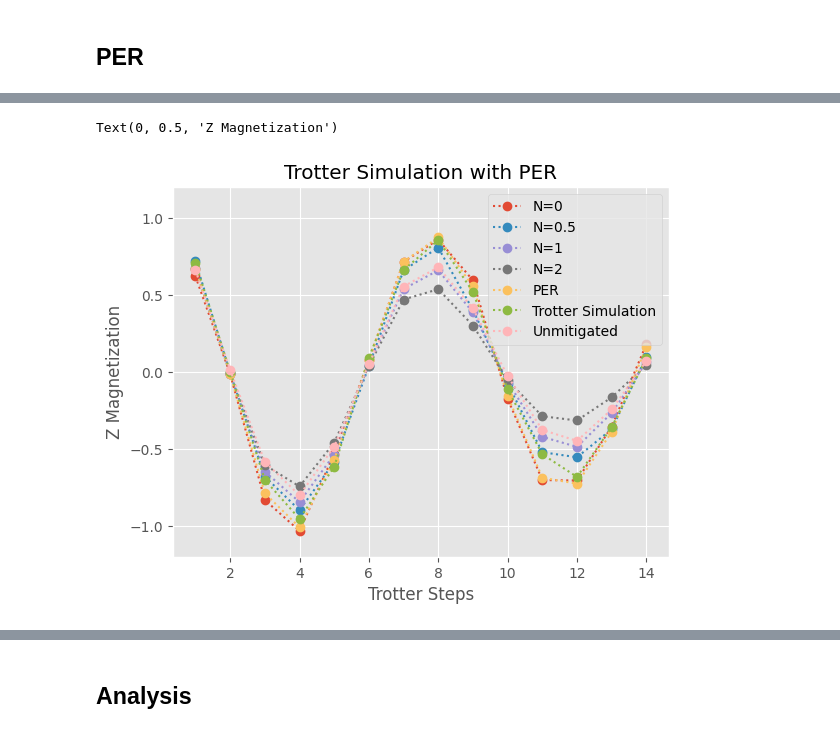
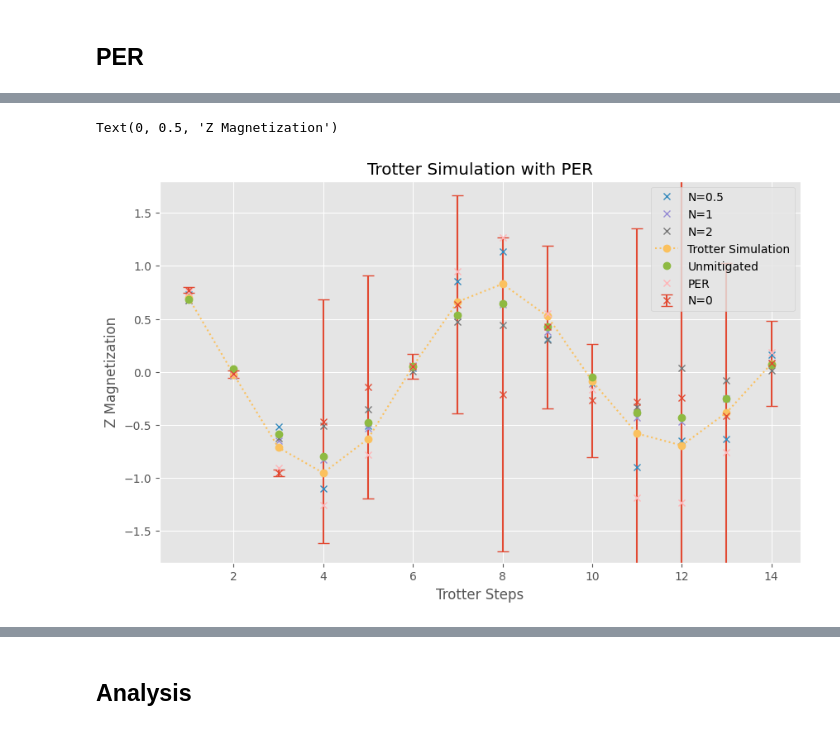
Before and after one commit to Fabrice-Schoeneberger/AutomatedPERTools, a Jupyter notebook: tutorial_notebooks/pauli_lindblad_per/TrotterExample.ipynb, the cells around one changed output, grey strips where cells are left out. Cells and saved outputs as stored; diff of their text form; code cells hidden in the pictures.

```diff
--- a/tutorial_notebooks/pauli_lindblad_per/TrotterExample.ipynb
+++ b/tutorial_notebooks/pauli_lindblad_per/TrotterExample.ipynb
@@ -56,8 +56,9 @@ noisedataframe = experiment.analyze()
 # %%
 perexp = experiment.create_per_experiment(circuits)
 # %%
+noise_strengths = [0,0.5,1,2]
 expectations = ["ZIIII","IZIII","IIZII","IIIZI"]
-perexp.generate(expectations = expectations, samples = 100, noise_strengths = [0,0.5,1,2])
+perexp.generate(expectations = expectations, samples = 500, noise_strengths = noise_strengths)
 # %% [markdown]
 ## PER
 # %%
@@ -122,28 +174,34 @@ for circ in circuits:
 # %%
 res = []
 for circ in circuits:
     qc = circ.copy()
     qc.measure_all()
     count= Aer.get_backend('qasm_simulator').run(qc).result().get_counts()
     count = {tuple(int(k) for k in key):count[key] for key in count.keys()}
     tot = 0
     for key in count.keys():
         num = sum([(-1)**bit for bit in key[:4]])
         tot += num*count[key]
     res.append(tot/(1024*n*2))
 
-plt.plot(range(1,15), [res[0] for res in results_at_noise], 'o:')
-plt.plot(range(1,15), [res[1] for res in results_at_noise], 'o:')
-plt.plot(range(1,15), [res[2] for res in results_at_noise], 'o:')
-plt.plot(range(1,15), [res[3] for res in results_at_noise], 'o:')
-plt.plot(range(1,15), results, 'o:')
-plt.plot(range(1,15), res, 'o:')
-plt.plot(range(1,15), noisyresult, 'o:')
-plt.ylim([-1.2,1.2])
-plt.legend(["N=0", "N=0.5", "N=1", "N=2", "PER", "Trotter Simulation", "Unmitigated"])
+plt.figure(figsize=(10,6))
+for i, noise in enumerate(list(circuit_results)[0].get_result(expectations[0]).get_strengths()):
+    if noise == 0:
+        plt.errorbar(range(1,15), [res[i] for res in results_at_noise], fmt='x', yerr=[res[i] for res in results_at_noise_errors], capsize=5, label='N='+str(noise))
+    else:
+        plt.plot(range(1,15), [res[i] for res in results_at_noise], 'x', label='N='+str(noise))
+
+
+plt.plot(range(1,15), res, 'o:', label="Trotter Simulation")
+plt.plot(range(1,15), noisyresult, 'o', label="Unmitigated")
+plt.plot(range(1,15), results, 'x', label="PER")
+
+plt.ylim([-1.8,1.8])
+plt.legend()
 plt.title("Trotter Simulation with PER")
 plt.xlabel("Trotter Steps")
 plt.ylabel("Z Magnetization")
+plt.savefig("Trotter_Sim_n_0.png")
 # %% [output]
 Text(0, 0.5, 'Z Magnetization')
-[figure, old version]
+[figure, new version]
```
Also changed, not shown: parts of 11 cells of this notebook, 4 other files.
